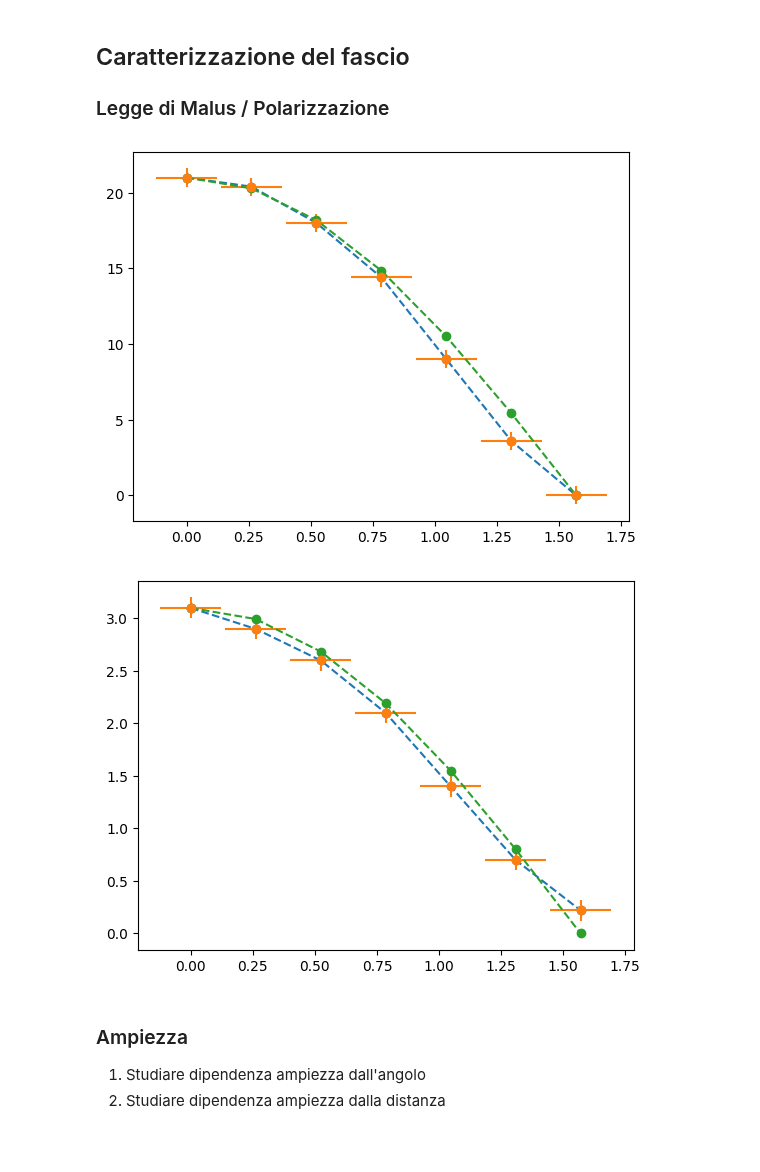
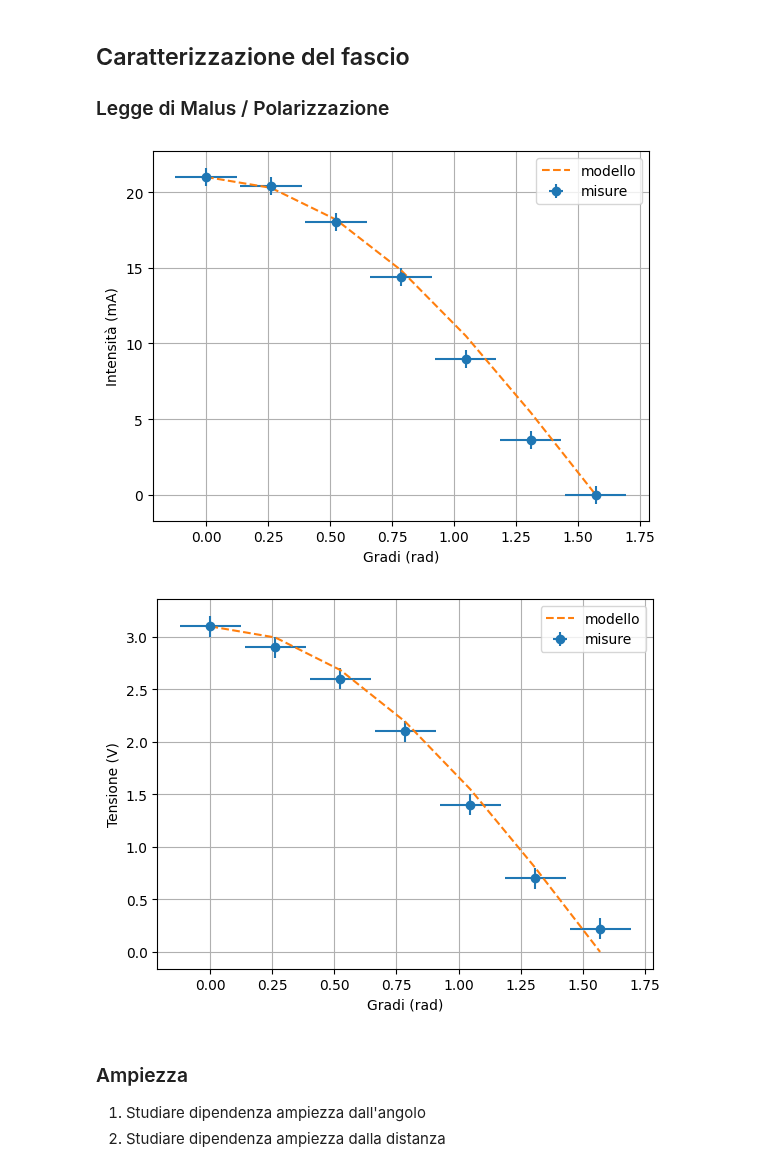
Before and after one commit to ARossiUnimib/Laboratorio-2---Gruppo-21-A.A.-2023-24, a Jupyter notebook: Notebooks/Microonde/Microonde.ipynb, the cells around one changed output. Cells and saved outputs as stored; diff of their text form; code cells hidden in the pictures; blank space fills up the shorter version.

```diff
--- a/Notebooks/Microonde/Microonde.ipynb
+++ b/Notebooks/Microonde/Microonde.ipynb
@@ -36,34 +36,49 @@ def value_and_covariance(expr, **kwargs):
 # %%
 import numpy as np
 
 theta = [0, 15, 30, 45, 60, 75, 90]
 err_theta = 5 # gradi per un singoo ricervitore/trasmittore
 err_totale = np.radians(np.sqrt(5**2+5**2))
 
 # amperaggio mA x 30
 M = [0.7, 0.68, 0.6, 0.48, 0.3, 0.12, 0] # * 30
 err_M = .02 * 30
 # voltmetro
 V = [3.1, 2.9, 2.6, 2.1, 1.4, 0.7, 0.22]
 err_V = [0.1, 0.01, 0.01, 0.01, 0.01, 0.01]
 
 # plot data of cos(theta) with M and V
 import matplotlib.pyplot as plt
-plt.plot(np.radians(theta), np.array(M)*30, 'o--')
-plt.errorbar(np.radians(theta), np.array(M)*30, yerr=err_M, xerr=err_totale, fmt='o')
+fig,ax = plt.subplots(1,1)
+ax.set_xlabel("Gradi (rad)")
+ax.set_ylabel("Intensità (mA)")
+
+#plt.plot(np.radians(theta), np.array(M)*30, 'o--')
+plt.errorbar(np.radians(theta), np.array(M)*30, yerr=err_M, xerr=err_totale, fmt='o', label='misure')
 # plot M[0]*30 * cos(theta)
-plt.plot(np.radians(theta), M[0]*30 * np.cos(np.radians(theta)), 'o--')
+plt.plot(np.radians(theta), M[0]*30 * np.cos(np.radians(theta)), '--', label='modello')
+
+plt.grid()
+plt.legend()
 plt.show()
 
+
+fig,ax = plt.subplots(1,1)
+ax.set_xlabel("Gradi (rad)")
+ax.set_ylabel("Tensione (V)")
+
 # plot data of cos(theta) with V
-plt.plot(np.radians(theta), V, 'o--')
-plt.errorbar(np.radians(theta), V, yerr=0.1, xerr=err_totale, fmt='o')
+#plt.plot(np.radians(theta), V, 'o--')
+plt.errorbar(np.radians(theta), V, yerr=0.1, xerr=err_totale, fmt='o',label='misure')
 # plot V[0] * cos(theta)
-plt.plot(np.radians(theta), V[0] * np.cos(np.radians(theta)), 'o--')
+plt.plot(np.radians(theta), V[0] * np.cos(np.radians(theta)), '--', label='modello')
+
+plt.grid()
+plt.legend()
 plt.show()
 # %% [output]
-[figure, old version]
+[figure, new version]
-[figure, old version]
+[figure, new version]
 # %% [markdown]
 ### Ampiezza
 
```
Also changed, not shown: parts of 11 cells of this notebook.
